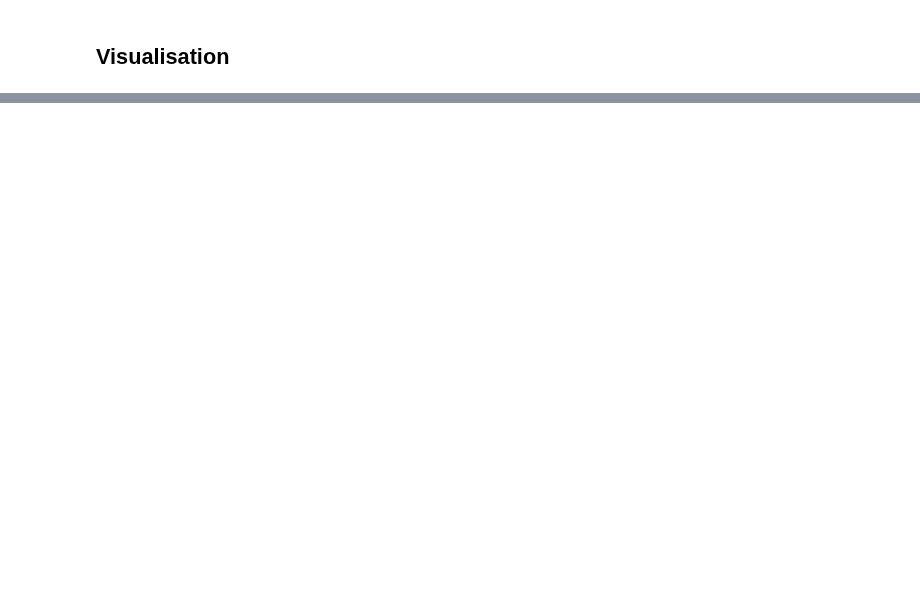
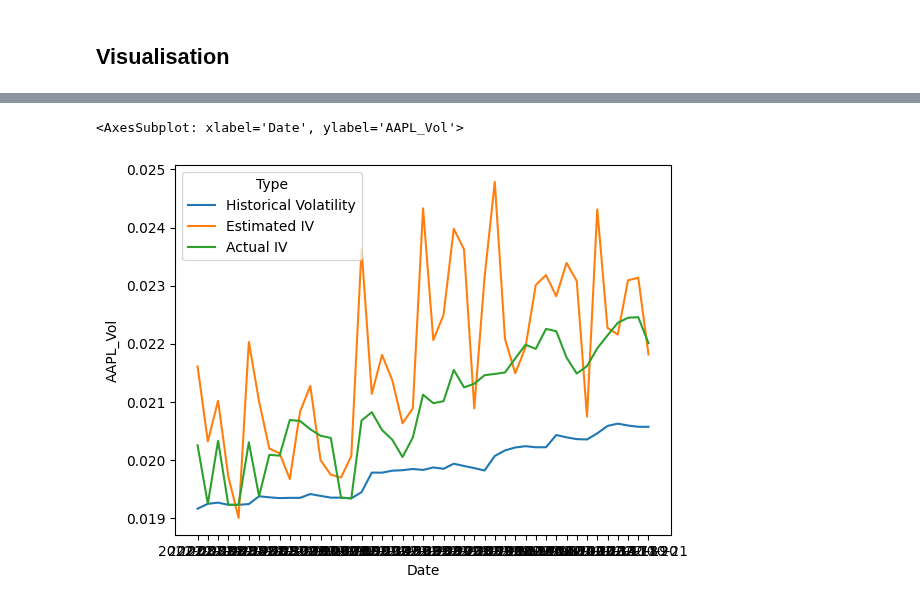
Before and after one commit to Shaojieee/MH4518-Simulation-in-Finance, a Jupyter notebook: python/working.ipynb, the cells around one changed output, grey strips where cells are left out. Drawn from its saved outputs; the diff is of its cells as text; code cells hidden in the pictures; blank space fills up the shorter version.

```diff
--- a/python/working.ipynb
+++ b/python/working.ipynb
@@ -340,0 +243,9 @@ plt.show()
+# %%
+actual_IV = sigma_list
+# %%
+actual_IV_df = pd.DataFrame(actual_IV,columns=['AAPL_Vol','AMZN_Vol','GOOGL_Vol','Date'])
+actual_IV_df['Type'] = 'Actual IV'
+# %%
+pdList = [hist_vol_df,estimated_IV_df,actual_IV_df]
+merged_vol_df = pd.DataFrame(columns=['AAPL_Vol','AMZN_Vol','GOOGL_Vol','Date'])
+merged_vol_df = pd.concat(pdList,axis=0)
@@ -340,0 +268,12 @@ plt.show()
+# %%
+temp = merged_vol_df.copy()
+temp['AAPL_Vol'] = temp['AAPL_Vol'].astype('float')
+temp['AMZN_Vol'] = temp['AMZN_Vol'].astype('float')
+temp['GOOGL_Vol'] = temp['GOOGL_Vol'].astype('float')
+# %%
+import seaborn as sns
+
+sns.lineplot(x='Date',y='AAPL_Vol',data=temp,hue='Type')
+# %% [output]
+<AxesSubplot: xlabel='Date', ylabel='AAPL_Vol'>
+[figure, added]
```
Also changed, not shown: parts of 24 cells of this notebook, 25 other files.
